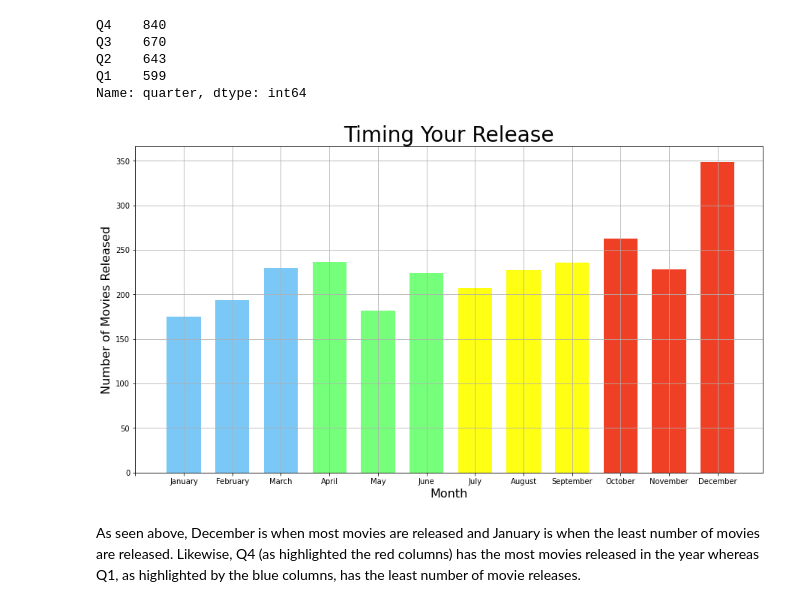
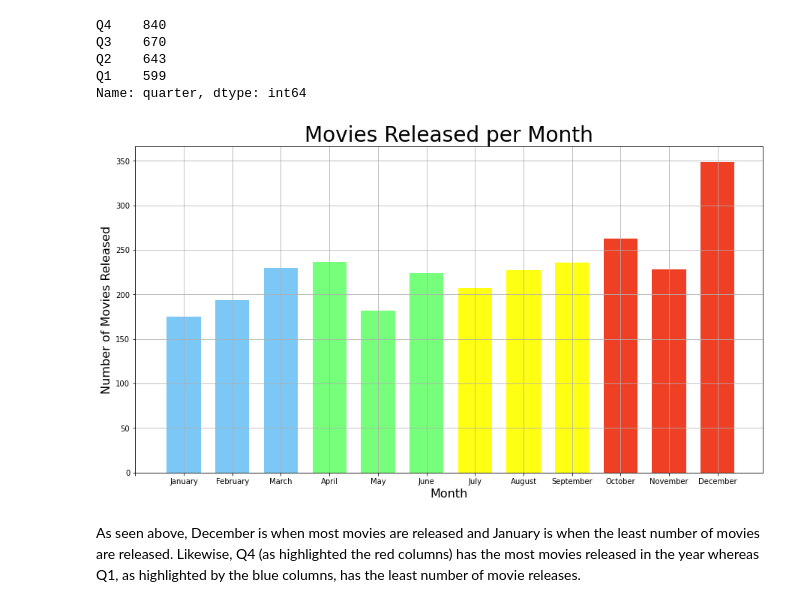
Before and after one commit to simrank3/Phase-1-Project, a Jupyter notebook: student.ipynb, the cells around one changed output. Cells and saved outputs as stored; diff of their text form; code cells hidden in the pictures.

Commit message:
made edits to last chart

```diff
--- a/student.ipynb
+++ b/student.ipynb
@@ -224,27 +224,27 @@ Name: quarter, dtype: int64
 # %%
 #plotting the figure
 fig1 = plt.figure(figsize=(15, 8))
 fig1 = plt.bar(x=list(Months_Sorted.keys()), height=list(Months_Sorted.values()), width= 0.7, color= [
     'xkcd:lightblue',
     'xkcd:lightblue',
     'xkcd:lightblue',
     'xkcd:lightgreen',
     'xkcd:lightgreen',
     'xkcd:lightgreen',
     'xkcd:yellow',
     'xkcd:yellow',
     'xkcd:yellow',
     'xkcd:tomato',
     'xkcd:tomato',
     'xkcd:tomato'])
 plt.xlabel('Month', size=16)
 plt.ylabel('Number of Movies Released', size=16)
-plt.title('Timing Your Release', size=28)
+plt.title('Movies Released per Month', size=28)
 plt.xticks(ticks=range(13), labels=['', 'January', 'February', 'March', 'April', 'May', 'June', 'July', 'August', 'September', 'October', 'November', 'December'])
 plt.grid()
 plt.savefig('Movie_Releases_Per_Year')
 # %% [output]
-[figure, old version]
+[figure, new version]
 # %% [markdown]
 As seen above, December is when most movies are released and January is when the least number of movies are released. Likewise, Q4 (as highlighted the red columns) has the most movies released in the year whereas Q1, as highlighted by the blue columns, has the least number of movie releases.
 # %%
```
Also changed, not shown: parts of 16 cells of this notebook, 7 other files.
